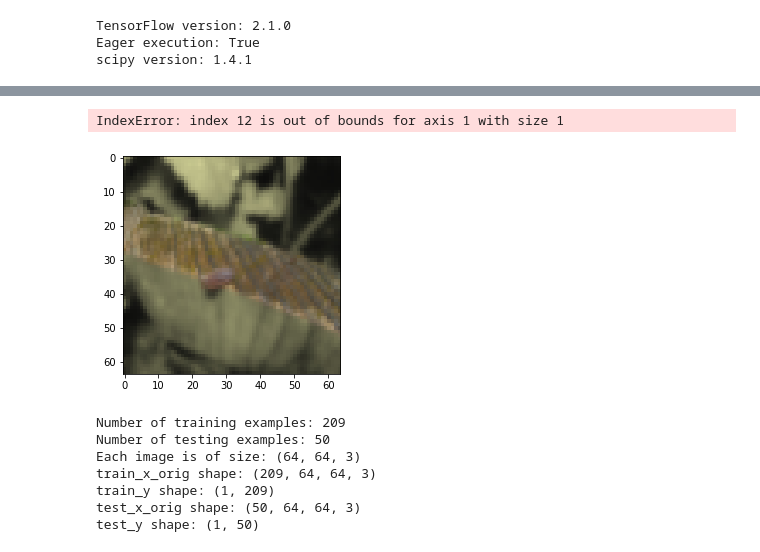
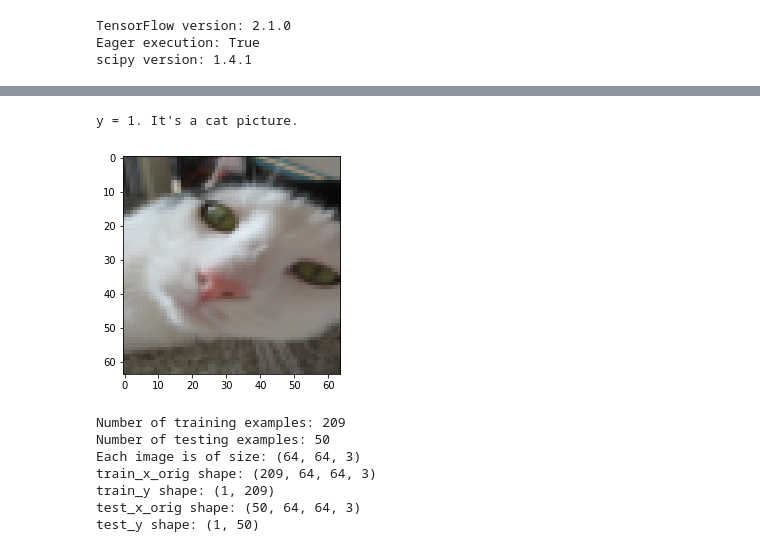
Before and after one commit to RobotEdh/RobotAI, a Jupyter notebook: 1_Deep_Neural_Network_tf_full.ipynb, the cells around one changed output, grey strips where cells are left out. Cells and saved outputs as stored; diff of their text form; code cells hidden in the pictures.

```diff
--- a/1_Deep_Neural_Network_tf_full.ipynb
+++ b/1_Deep_Neural_Network_tf_full.ipynb
@@ -90,11 +103,11 @@ train_x_orig, train_y, test_x_orig, test_y, classes = load_data_new()
 # %%
 # Example of a picture
-index = 12
+index = 14
 plt.imshow(train_x_orig[index])
 print ("y = " + str(train_y[0,index]) + ". It's a " + classes[train_y[0,index]].decode("utf-8") +  " picture.")
 # %% [output]
-IndexError: index 12 is out of bounds for axis 1 with size 1
+y = 1. It's a cat picture.
-[figure, old version]
+[figure, new version]
 # %%
 # Explore your dataset
 m_train = train_x_orig.shape[0]
```
Also changed, not shown: parts of 14 cells of this notebook, 2 other files.
